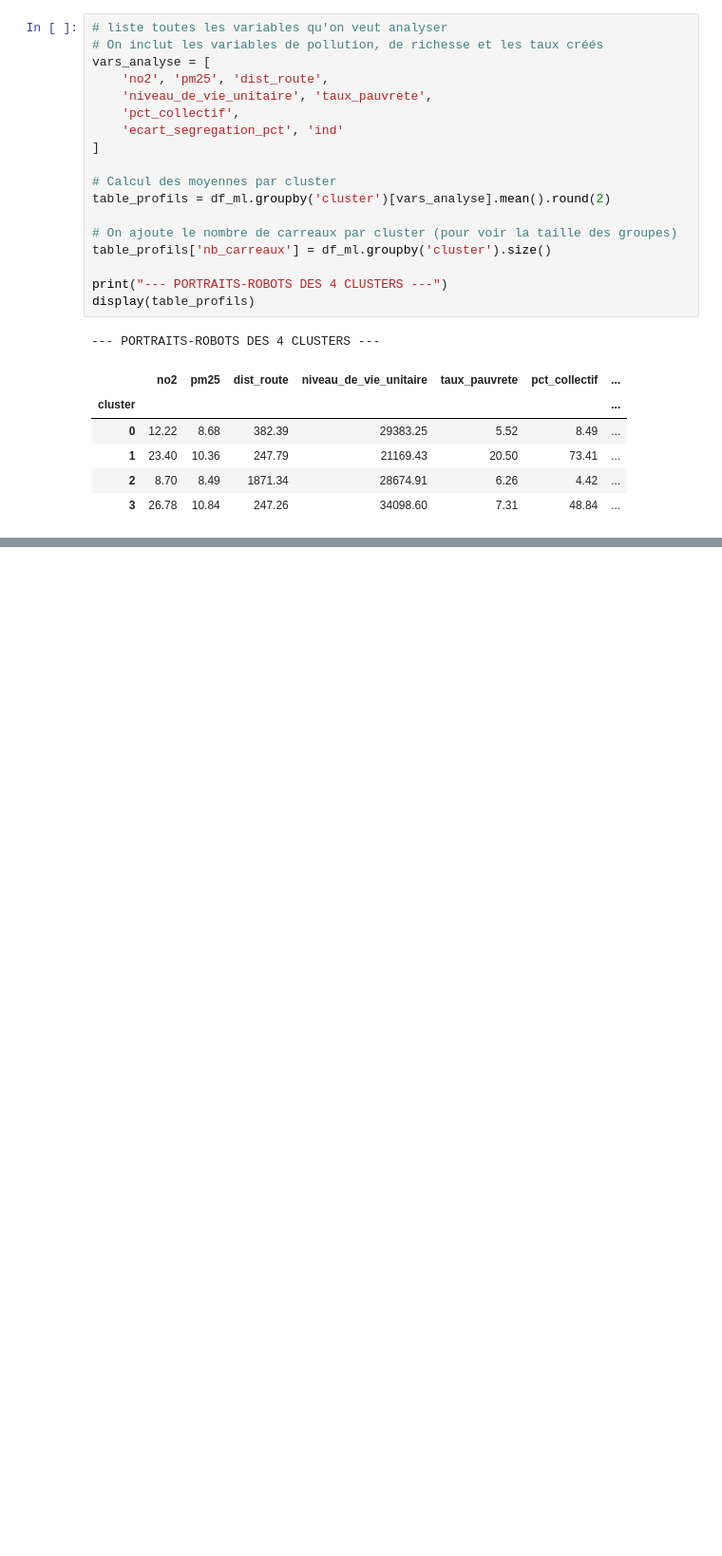
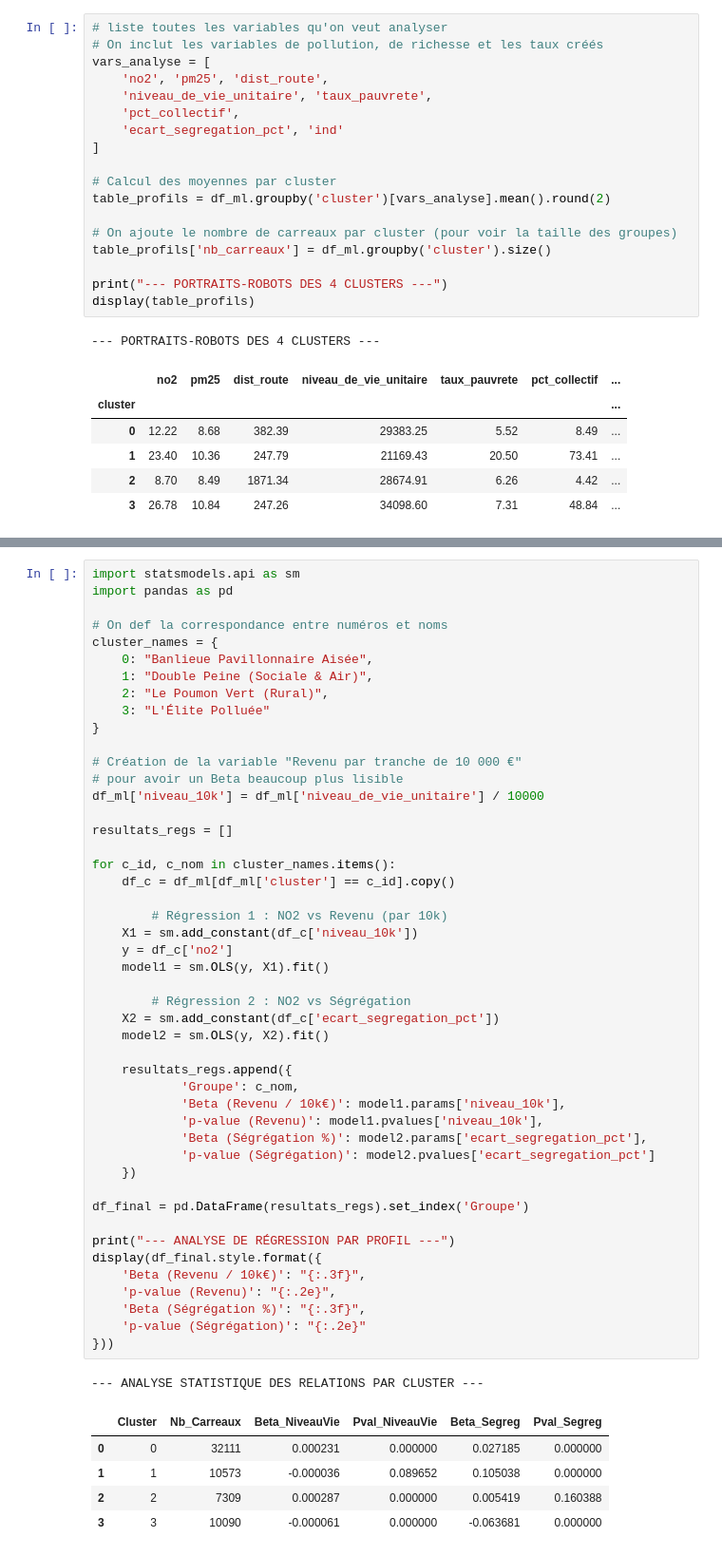
Before and after one commit to lunapiaraly/projet-python-data-science, a Jupyter notebook: notebooks/3_modelisation.ipynb, the cells around one changed output, grey strips where cells are left out. Shown at 95% size. Drawn from its saved outputs; the diff is of its cells as text; blank space fills up the shorter version.

Commit message:
complète l'analyse

```diff
--- a/notebooks/3_modelisation.ipynb
+++ b/notebooks/3_modelisation.ipynb
@@ -343,0 +384,54 @@ plt.show()
+# %%
+import statsmodels.api as sm
+import pandas as pd
+
+# On def la correspondance entre numéros et noms
+cluster_names = {
+    0: "Banlieue Pavillonnaire Aisée",
+    1: "Double Peine (Sociale & Air)",
+    2: "Le Poumon Vert (Rural)",
+    3: "L'Élite Polluée"
+}
+
+# Création de la variable "Revenu par tranche de 10 000 €"
+# pour avoir un Beta beaucoup plus lisible
+df_ml['niveau_10k'] = df_ml['niveau_de_vie_unitaire'] / 10000
+
+resultats_regs = []
+
+for c_id, c_nom in cluster_names.items():
+    df_c = df_ml[df_ml['cluster'] == c_id].copy()
+
+        # Régression 1 : NO2 vs Revenu (par 10k)
+    X1 = sm.add_constant(df_c['niveau_10k'])
+    y = df_c['no2']
+    model1 = sm.OLS(y, X1).fit()
+
+        # Régression 2 : NO2 vs Ségrégation
+    X2 = sm.add_constant(df_c['ecart_segregation_pct'])
+    model2 = sm.OLS(y, X2).fit()
+
+    resultats_regs.append({
+            'Groupe': c_nom,
+            'Beta (Revenu / 10k€)': model1.params['niveau_10k'],
+            'p-value (Revenu)': model1.pvalues['niveau_10k'],
+            'Beta (Ségrégation %)': model2.params['ecart_segregation_pct'],
+            'p-value (Ségrégation)': model2.pvalues['ecart_segregation_pct']
+    })
+
+df_final = pd.DataFrame(resultats_regs).set_index('Groupe')
+
+print("--- ANALYSE DE RÉGRESSION PAR PROFIL ---")
+display(df_final.style.format({
+    'Beta (Revenu / 10k€)': "{:.3f}",
+    'p-value (Revenu)': "{:.2e}",
+    'Beta (Ségrégation %)': "{:.3f}",
+    'p-value (Ségrégation)': "{:.2e}"
+}))
+# %% [output]
+--- ANALYSE STATISTIQUE DES RELATIONS PAR CLUSTER ---
+|  | Cluster | Nb_Carreaux | Beta_NiveauVie | Pval_NiveauVie | Beta_Segreg | Pval_Segreg |
+| 0 | 0 | 32111 | 0.000231 | 0.000000 | 0.027185 | 0.000000 |
+| 1 | 1 | 10573 | -0.000036 | 0.089652 | 0.105038 | 0.000000 |
+| 2 | 2 | 7309 | 0.000287 | 0.000000 | 0.005419 | 0.160388 |
+| 3 | 3 | 10090 | -0.000061 | 0.000000 | -0.063681 | 0.000000 |
```
Also changed, not shown: parts of 8 cells of this notebook, 1 other file.
